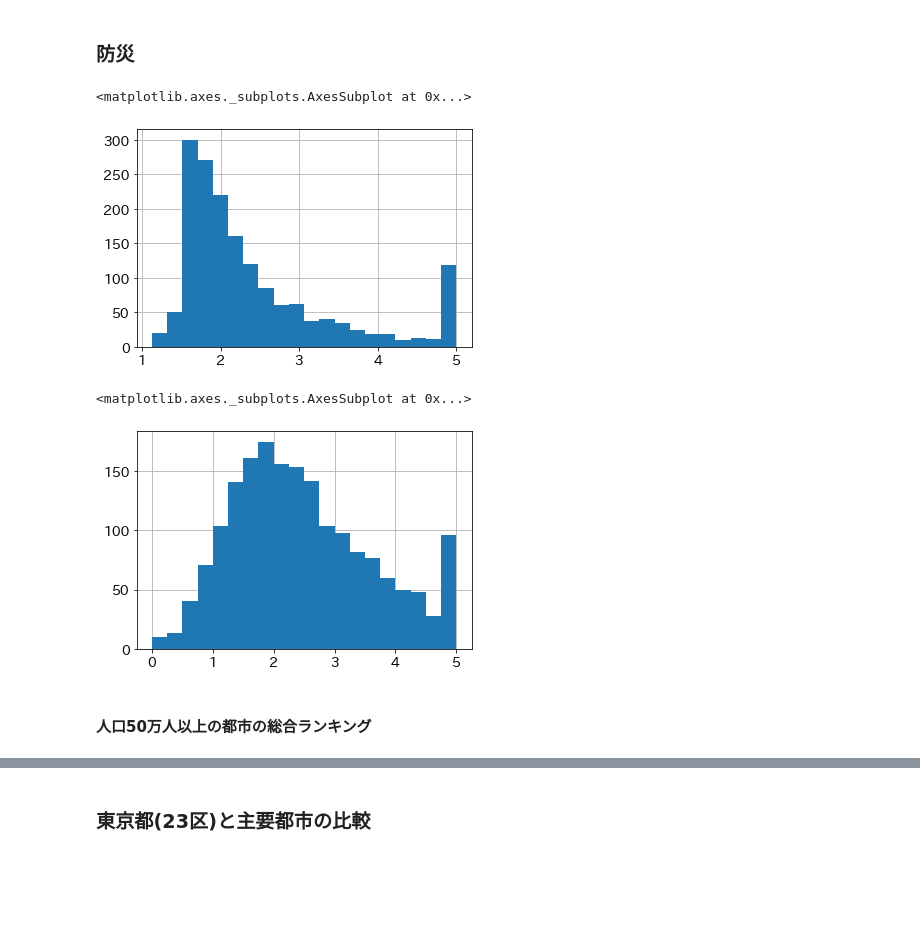
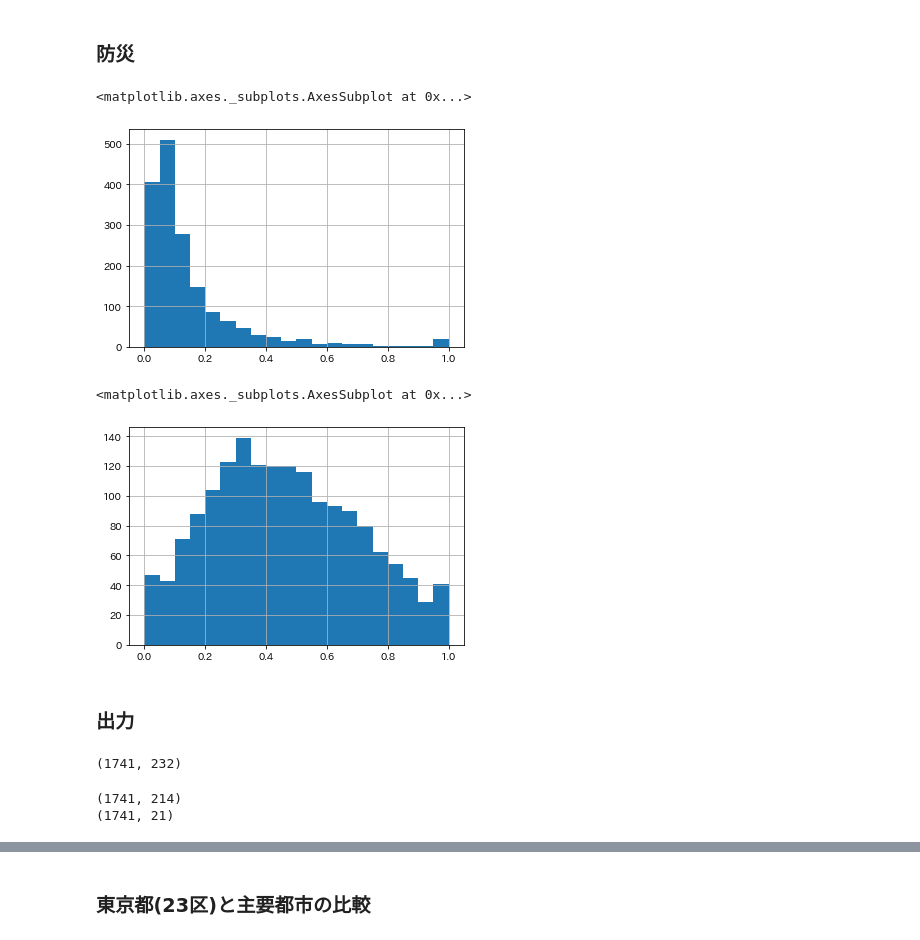
Before and after one commit to yumehara/hackday_2022, a Jupyter notebook: notebooks/all_city_score.ipynb, the cells around one changed output, grey strips where cells are left out. Drawn from its saved outputs; the diff is of its cells as text; code cells hidden in the pictures; blank space fills up the shorter version.

```diff
--- a/notebooks/all_city_score.ipynb
+++ b/notebooks/all_city_score.ipynb
@@ -255,0 +261,8 @@ df_score['治安'].hist(bins=20)
+# %%
+score_list = [
+    normalize_score(df_city_feature['人口千人当たりの交通事故件数'], False),
+    normalize_score(df_city_feature['人口千人当たりの刑法犯認知件数'], False),
+]
+df_score['治安スコア'] = normalize_score(pd.concat(score_list, axis=1).sum(axis=1, skipna=False))
+df_score['治安'] = rank_score(df_score['治安スコア'])
+df_score['治安スコア'].hist(bins=20)
@@ -260,3 +273,0 @@ df_city_feature['人口一人当たりの公園費'] = df_city_feature['007:土
-# %%
-df_score['環境'] = normalize_score(df_city_feature, '人口一人当たりの公園費', True)
-df_score['環境'].hist(bins=20)
@@ -265,0 +274,19 @@ df_score['環境'].hist(bins=20)
+# %%
+df_city_feature['人口一人当たりの公園費'] = df_city_feature['007:土木費・都市計画費・公園費'] / df_city_feature['人口']
+df_city_feature['人口一人当たりの可住地面積'] = df_city_feature['B1103_可住地面積【ｈａ】_2020年度'] / df_city_feature['人口']
+df_city_feature['総面積当たりの森林面積'] = (
+    df_city_feature['B1105_林野面積【ｈａ】_2014年度'] +
+    df_city_feature['B1106_森林面積【ｈａ】_2014年度'] +
+    df_city_feature['B1107_森林以外の草生地面積【ｈａ】_2014年度']
+) / df_city_feature['B1101_総面積（北方地域及び竹島を除く）【ｈａ】_2020年度']
+df_city_feature['人口一人当たりのごみ排出量'] = df_city_feature['H5609_ごみ総排出量（総量）【ｔ】_2019年度'] / df_city_feature['人口']
+# %%
+score_list = [
+    normalize_score(df_city_feature['人口一人当たりの公園費'], True) * 0.4,
+    normalize_score(df_city_feature['人口一人当たりの可住地面積'], True) * 0.4,
+    normalize_score(df_city_feature['総面積当たりの森林面積'], True) * 0.1,
+    # normalize_score(df_city_feature['人口一人当たりのごみ排出量'], True),     # 東京都特別区のデータがないため除外
+]
+df_score['環境スコア'] = normalize_score(pd.concat(score_list, axis=1).sum(axis=1, skipna=False))
+df_score['環境'] = rank_score(df_score['環境スコア'])
+df_score['環境スコア'].hist(bins=20)
@@ -270,22 +300,24 @@ df_city_feature['人口一人当たりの消防費'] = df_city_feature['001:消
 df_city_feature['人口一人当たりの災害救助費'] = df_city_feature['006:民生費・災害救助費'] / df_city_feature['人口']
 # %%
 score_list = [
-    normalize_score(df_city_feature, '人口一人当たりの消防費', True) * 0.5,
-    normalize_score(df_city_feature, '人口一人当たりの災害救助費', True) * 0.5
+    normalize_score(df_city_feature['人口一人当たりの消防費'], True) * 0.8,
+    normalize_score(df_city_feature['人口一人当たりの災害救助費'], True) * 0.2,
 ]
-df_score['防災'] = normalize_score(pd.concat(score_list, axis=1).sum(axis=1, skipna=False))
-df_score['防災'].hist(bins=20)
+df_score['防災スコア'] = normalize_score(pd.concat(score_list, axis=1).sum(axis=1, skipna=False))
+df_score['防災'] = rank_score(df_score['防災スコア'])
+df_score['防災スコア'].hist(bins=20)
 # %% [output]
 <matplotlib.axes._subplots.AxesSubplot at 0x...>
-[figure, old version]
+[figure, new version]
 # %%
 score_list = []
 for col in ['人口分布', '財政', '教育', '社会福祉', '医療', '治安', '環境', '防災']:
     score_list.append(df_score[col])
-df_score['総合'] = normalize_score(pd.concat(score_list, axis=1).mean(axis=1, skipna=True))
-df_score['総合'].hist(bins=20)
+df_score['総合スコア'] = normalize_score(pd.concat(score_list, axis=1).mean(axis=1, skipna=True))
+df_score['総合'] = rank_score(df_score['総合スコア'])
+df_score['総合スコア'].hist(bins=20)
 # %% [output]
 <matplotlib.axes._subplots.AxesSubplot at 0x...>
-[figure, old version]
+[figure, new version]
 # %% [markdown]
-#### 人口50万人以上の都市の総合ランキング
+### 出力
@@ -291,0 +326,18 @@ df_score['総合'].hist(bins=20)
+# %%
+df_city_all = pd.merge(df_score, df_city_feature, on=['都道府県名', '市区町村名', '団体コード'], how='outer')
+print(df_city_all.shape)
+assert len(df_city_all) == len(df_score)
+assert len(df_city_all) == len(df_city_feature)
+
+df_city_all.to_csv(os.path.join(OUTPUT_DIR, 'city_all.csv'), index=False)
+# %% [output]
+(1741, 232)
+# %%
+print(df_city_feature.shape)
+df_city_feature.to_csv(os.path.join(OUTPUT_DIR, 'city_feature.csv'), index=False)
+
+print(df_score.shape)
+df_score.to_csv(os.path.join(OUTPUT_DIR, 'city_score.csv'), index=False)
+# %% [output]
+(1741, 214)
+(1741, 21)
```
Also changed, not shown: parts of 51 cells of this notebook.
